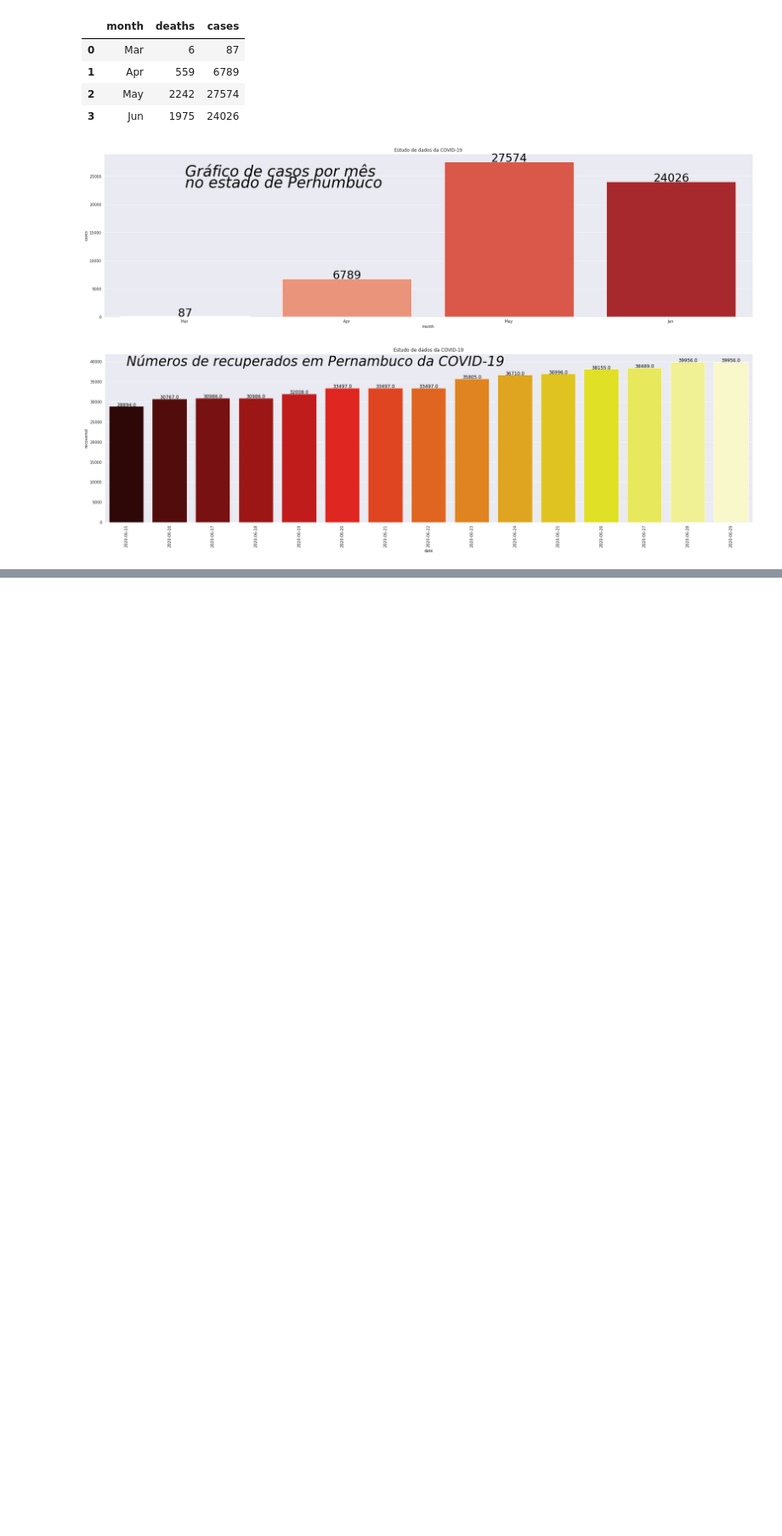
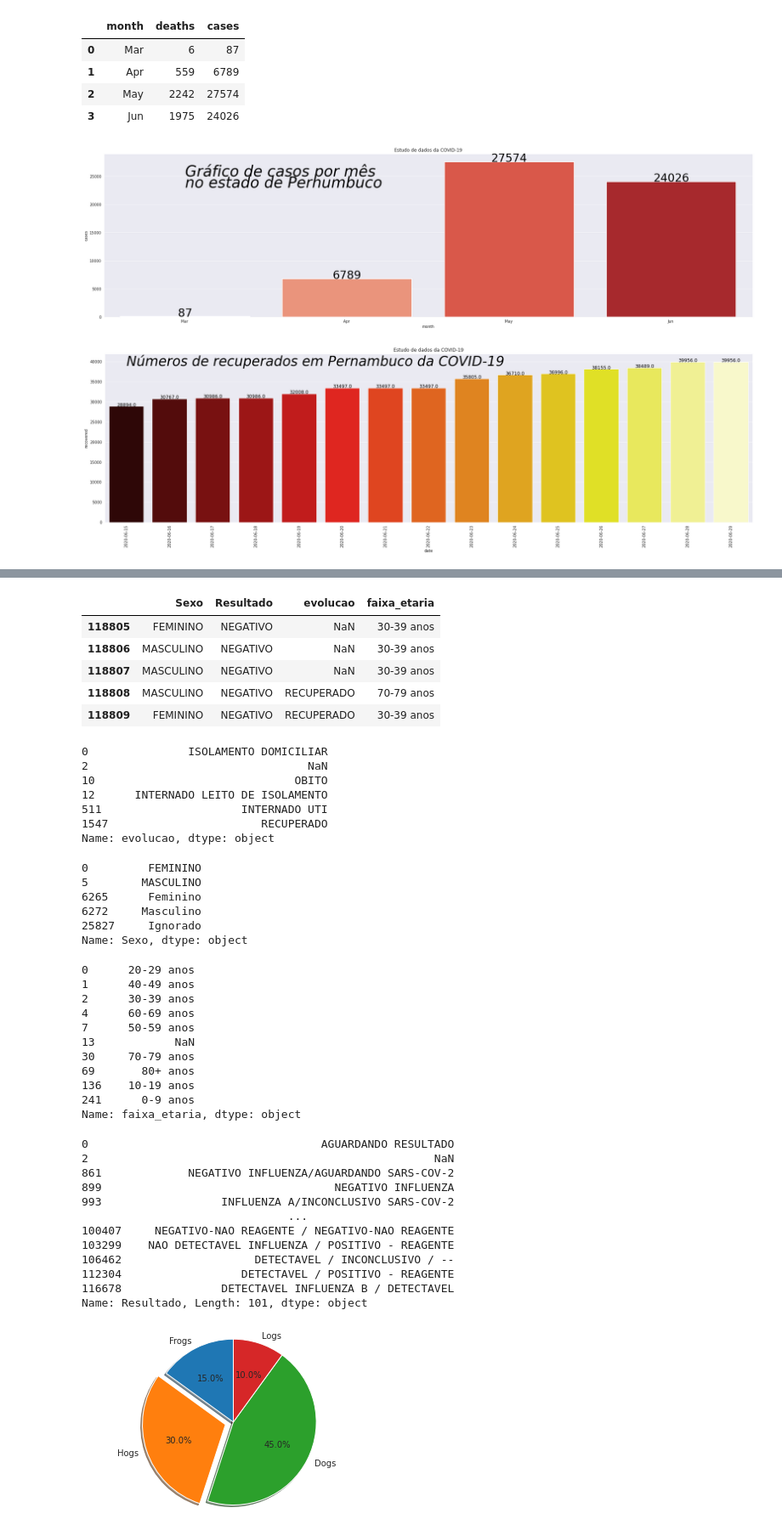
Before and after one commit to laurobmb/covid_pernambuco, a Jupyter notebook: covid_19.ipynb, the cells around one changed output, grey strips where cells are left out. Shown: that part at 85% size. Drawn from its saved outputs; the diff is of its cells as text; code cells hidden in the pictures; blank space fills up the shorter version.

```diff
--- a/covid_19.ipynb
+++ b/covid_19.ipynb
@@ -434,3 +434,33 @@ for index, row in df_paulista_recovered.iterrows():
 g.figure.savefig('files/recuperados_pernambuco.png',dpi=200,quality=90)
 # %% [output]
 [figure]
+# %%
+#download('https://dados.seplag.pe.gov.br/apps/basegeral.csv','basegeral.csv')
+df_basegeral = pd.read_csv('basegeral.csv',sep=';')
+display(df_basegeral.tail())
+df_basegeral = df_basegeral[ ['Sexo','Resultado','evolucao','faixa_etaria']]
+display(df_basegeral.tail())
+
+display(df_basegeral['evolucao'].drop_duplicates())
+display(df_basegeral['Sexo'].drop_duplicates())
+display(df_basegeral['faixa_etaria'].drop_duplicates())
+display(df_basegeral['Resultado'].drop_duplicates())
+
+
+
+
+#ax = sns.barplot(x="Resultado", y="faixa_etaria", hue="Sexo", data=df_basegeral)
+
+import matplotlib.pyplot as plt
+
+labels = 'Frogs', 'Hogs', 'Dogs', 'Logs'
+sizes = [15, 30, 45, 10]
+explode = (0, 0.1, 0, 0)  # only "explode" the 2nd slice (i.e. 'Hogs')
+
+fig1, ax1 = plt.subplots()
+ax1.pie(sizes, explode=explode, labels=labels, autopct='%1.1f%%',
+        shadow=True, startangle=90)
+ax1.axis('equal')  # Equal aspect ratio ensures that pie is drawn as a circle.
+
+plt.show()
+# %% [output]
@@ -436,0 +473,43 @@ g.figure.savefig('files/recuperados_pernambuco.png',dpi=200,quality=90)
+|  | Sexo | Resultado | evolucao | faixa_etaria |
+| 118805 | FEMININO | NEGATIVO | NaN | 30-39 anos |
+| 118806 | MASCULINO | NEGATIVO | NaN | 30-39 anos |
+| 118807 | MASCULINO | NEGATIVO | NaN | 30-39 anos |
+| 118808 | MASCULINO | NEGATIVO | RECUPERADO | 70-79 anos |
+| 118809 | FEMININO | NEGATIVO | RECUPERADO | 30-39 anos |
+0               ISOLAMENTO DOMICILIAR
+2                                 NaN
+10                              OBITO
+12      INTERNADO LEITO DE ISOLAMENTO
+511                     INTERNADO UTI
+1547                       RECUPERADO
+Name: evolucao, dtype: object
+0         FEMININO
+5        MASCULINO
+6265      Feminino
+6272     Masculino
+25827     Ignorado
+Name: Sexo, dtype: object
+0      20-29 anos
+1      40-49 anos
+2      30-39 anos
+4      60-69 anos
+7      50-59 anos
+13            NaN
+30     70-79 anos
+69       80+ anos
+136    10-19 anos
+241      0-9 anos
+Name: faixa_etaria, dtype: object
+0                                   AGUARDANDO RESULTADO
+2                                                    NaN
+861             NEGATIVO INFLUENZA/AGUARDANDO SARS-COV-2
+899                                   NEGATIVO INFLUENZA
+993                  INFLUENZA A/INCONCLUSIVO SARS-COV-2
+                               ...
+100407     NEGATIVO-NAO REAGENTE / NEGATIVO-NAO REAGENTE
+103299    NAO DETECTAVEL INFLUENZA / POSITIVO - REAGENTE
+106462                    DETECTAVEL / INCONCLUSIVO / --
+112304                  DETECTAVEL / POSITIVO - REAGENTE
+116678               DETECTAVEL INFLUENZA B / DETECTAVEL
+Name: Resultado, Length: 101, dtype: object
+[figure, added]
```
Also changed, not shown: parts of 1 cell of this notebook, 2 other files.
